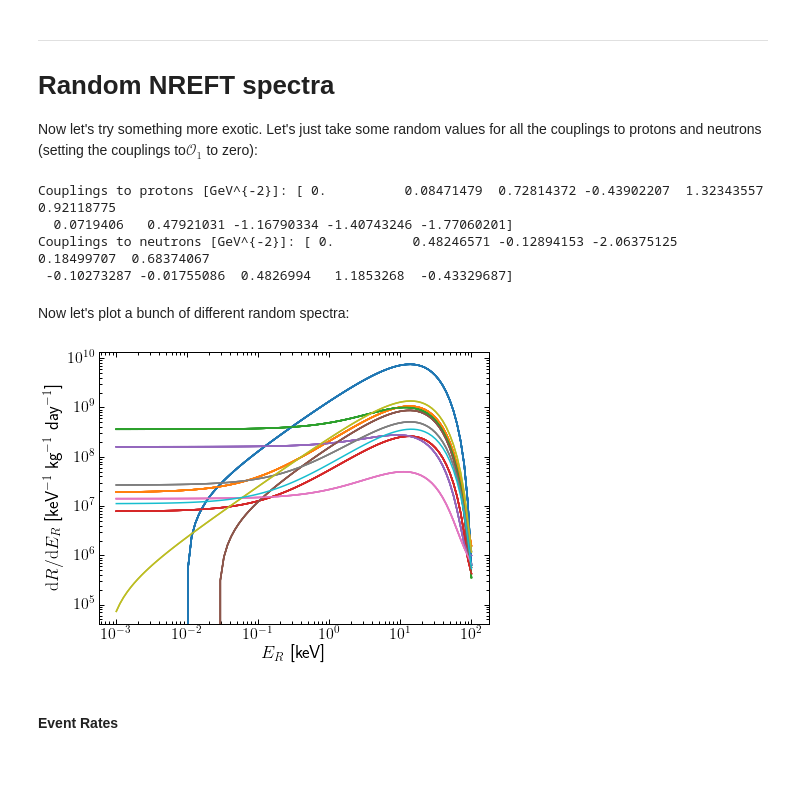
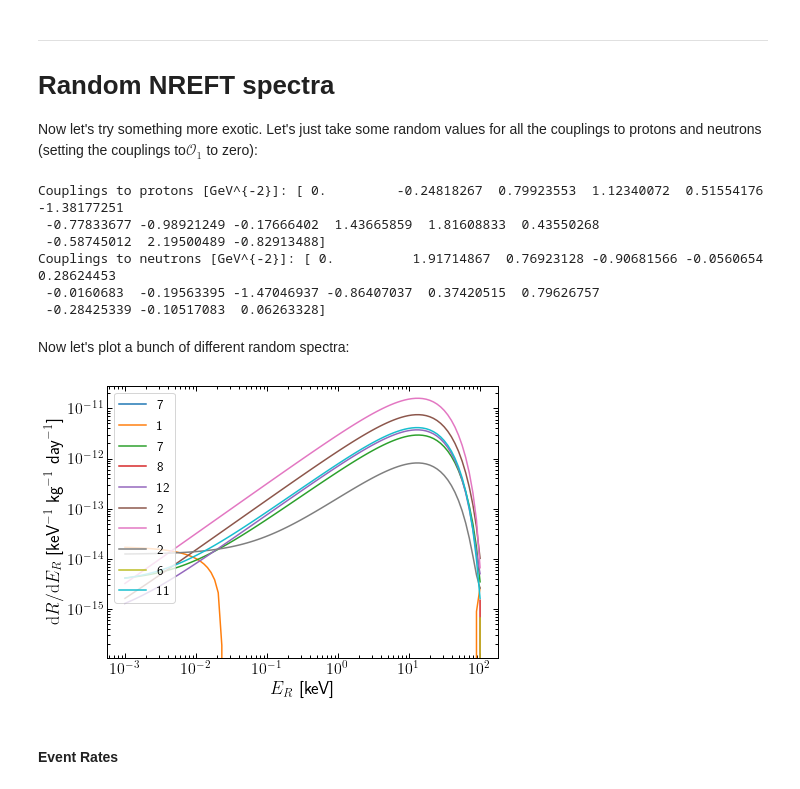
Before and after one commit to bradkav/WIMpy_NREFT, a Jupyter notebook: Examples/NREFT_example.ipynb, the cells around one changed output. Drawn from its saved outputs; the diff is of its cells as text; code cells hidden in the pictures.

```diff
--- a/Examples/NREFT_example.ipynb
+++ b/Examples/NREFT_example.ipynb
@@ -174,41 +256,45 @@ pl.show()
 
 Now let's try something more exotic. Let's just take some random values for all the couplings to protons and neutrons (setting the couplings to$\mathcal{O}_1$ to zero):
 # %%
-cp_random = np.random.randn(11)
-cn_random = np.random.randn(11)
+cp_random = np.random.randn(15)
+cn_random = np.random.randn(15)
 cp_random[0] = 0
 cn_random[0] = 0
 print("Couplings to protons [GeV^{-2}]:", cp_random)
 print("Couplings to neutrons [GeV^{-2}]:", cn_random)
 # %% [output]
-Couplings to protons [GeV^{-2}]: [ 0.          0.08471479  0.72814372 -0.43902207  1.32343557  0.92118775
-  0.0719406   0.47921031 -1.16790334 -1.40743246 -1.77060201]
-Couplings to neutrons [GeV^{-2}]: [ 0.          0.48246571 -0.12894153 -2.06375125  0.18499707  0.68374067
- -0.10273287 -0.01755086  0.4826994   1.1853268  -0.43329687]
+Couplings to protons [GeV^{-2}]: [ 0.         -0.24818267  0.79923553  1.12340072  0.51554176 -1.38177251
+ -0.77833677 -0.98921249 -0.17666402  1.43665859  1.81608833  0.43550268
+ -0.58745012  2.19500489 -0.82913488]
+Couplings to neutrons [GeV^{-2}]: [ 0.          1.91714867  0.76923128 -0.90681566 -0.0560654   0.28624453
+ -0.0160683  -0.19563395 -1.47046937 -0.86407037  0.37420515  0.79626757
+ -0.28425339 -0.10517083  0.06263328]
 # %% [markdown]
 Now let's plot a bunch of different random spectra:
 # %%
-m_x = 100 #DM mass in GeV
+m_x = 1000 #DM mass in GeV
 
 E_list = np.logspace(-3, 2,100)
 R_random = np.zeros((len(E_list), 10))
 
 pl.figure(figsize=(7,5))
 
 for i in range(10):
-    cp_random = np.random.randn(11)
-    cn_random = np.random.randn(11)
+    cp_random = 1e-10*np.random.randn(15)
+    cn_random = 1e-10*np.random.randn(15)
     cp_random[0] = 0
     cn_random[0] = 0
 
-    R_random[:,i] = DMU.dRdE_NREFT(E_list, m_x, cp_random, cn_random, "Xe131")
-    pl.loglog(E_list, R_random)
+    R_random[:,i] = DMU.dRdE_NREFT(E_list, m_x, cp_random, cn_random, "I127")
+    pl.loglog(E_list, np.abs(R_random[:,i]), label=np.argmax(cp_random))
 
 pl.xlabel(r'$E_R$ [keV]')
 pl.ylabel(r'$\mathrm{d}R/\mathrm{d}E_R$ [keV$^{-1}$ kg$^{-1}$ day$^{-1}$]')
+
+pl.legend(loc='upper left')
 pl.show()
 # %% [output]
-[figure, old version]
+[figure, new version]
 # %% [markdown]
 #### Event Rates
 # %% [markdown]
```
Also changed, not shown: parts of 17 cells of this notebook, 6 other files.
